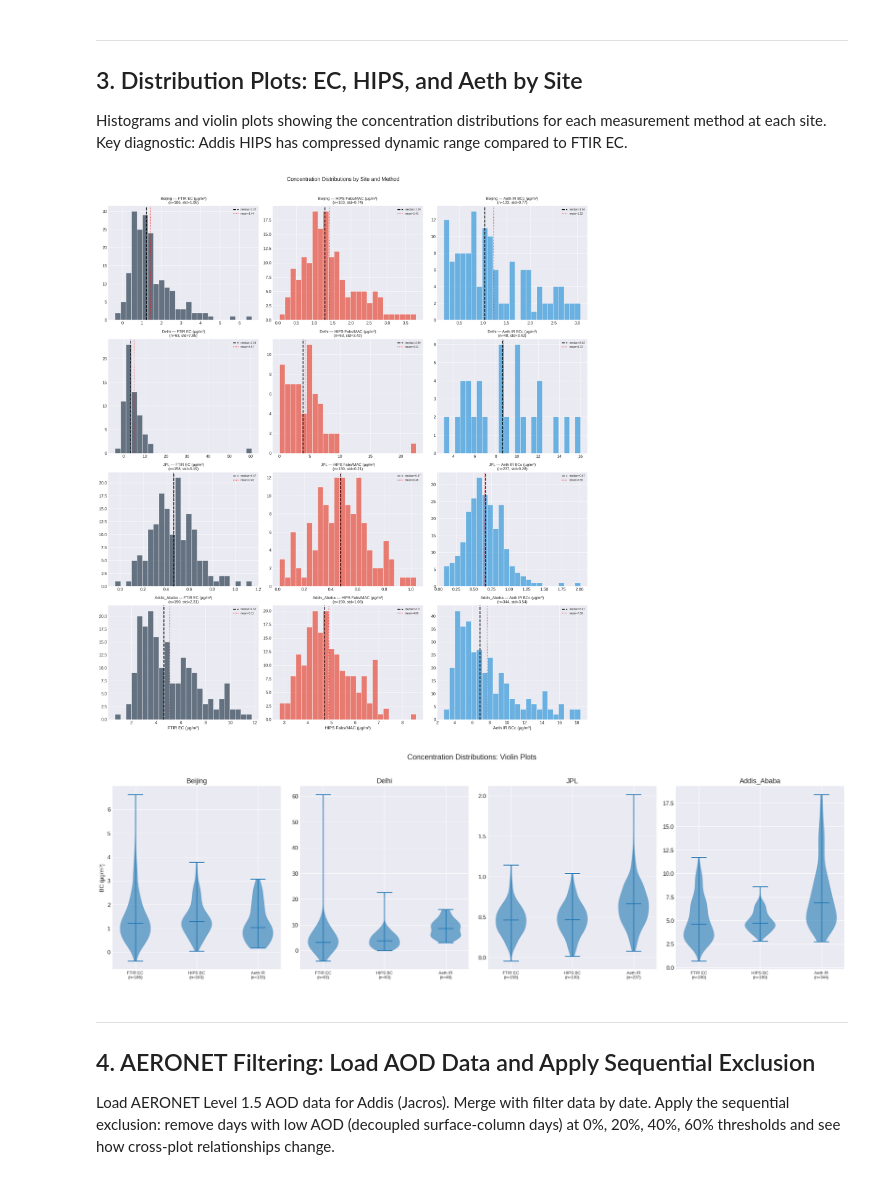
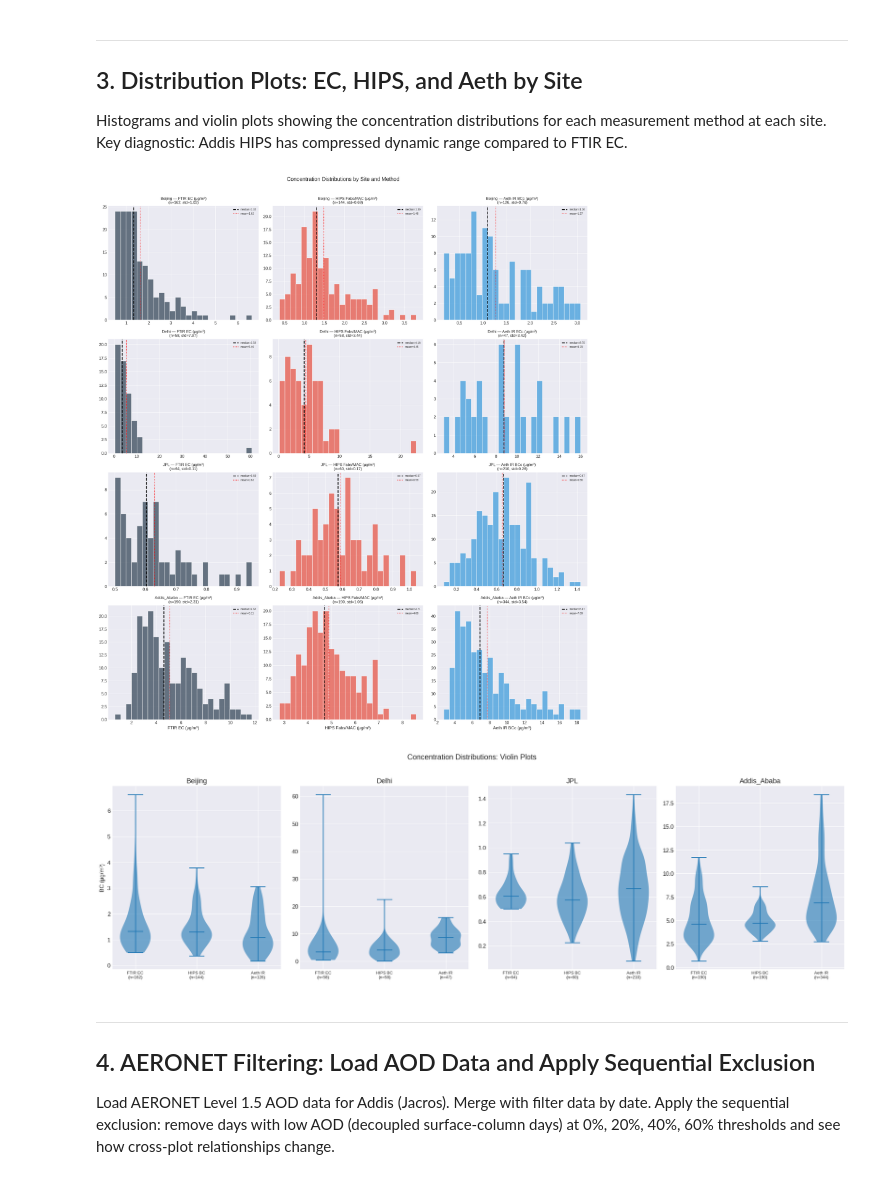
Before and after one commit to ahzs645/aethmodular, a Jupyter notebook: research/ftir_hips_chem/cross_plots_and_distributions_executed.ipynb, the cells around one changed output. Cells and saved outputs as stored; diff of their text form; code cells hidden in the pictures.

```diff
--- a/research/ftir_hips_chem/cross_plots_and_distributions_executed.ipynb
+++ b/research/ftir_hips_chem/cross_plots_and_distributions_executed.ipynb
@@ -173,7 +213,7 @@ sites = ['Beijing', 'Delhi', 'JPL', 'Addis_Ababa']
 fig, axes = plt.subplots(len(sites), 3, figsize=(18, 5 * len(sites)))
 
 for i, site in enumerate(sites):
-    s = filter_wide[filter_wide['SiteName'] == site]
+    s = filter_clean[filter_clean['SiteName'] == site]
 
     for j, (col, label, color) in enumerate([
         ('EC_ftir', 'FTIR EC (µg/m³)', '#2C3E50'),
@@ -199,36 +239,36 @@ fig.savefig(PLOT_DIR / 'distributions_histogram.png', dpi=150, bbox_inches='tigh
 plt.show()
 
 # --- Violin plots: all methods on one plot per site ---
 fig, axes = plt.subplots(1, 4, figsize=(20, 6))
 
 for i, site in enumerate(sites):
     ax = axes[i]
-    s = filter_wide[filter_wide['SiteName'] == site]
+    s = filter_clean[filter_clean['SiteName'] == site]
 
     plot_data = []
     labels = []
     for col, label in [('EC_ftir', 'FTIR EC'), ('HIPS_BC', 'HIPS BC'), ('aeth_IR_BCc', 'Aeth IR')]:
         vals = s[col].dropna().values
         if len(vals) > 3:
             plot_data.append(vals)
             labels.append(f'{label}\n(n={len(vals)})')
 
     if plot_data:
         vp = ax.violinplot(plot_data, showmedians=True, showextrema=True)
         ax.set_xticks(range(1, len(labels) + 1))
         ax.set_xticklabels(labels, fontsize=8)
         for pc in vp['bodies']:
             pc.set_alpha(0.6)
     ax.set_title(site)
     ax.set_ylabel('BC (µg/m³)' if i == 0 else '')
 
 fig.suptitle('Concentration Distributions: Violin Plots', fontsize=14, y=1.02)
 fig.tight_layout()
 fig.savefig(PLOT_DIR / 'distributions_violin.png', dpi=150, bbox_inches='tight')
 plt.show()
 # %% [output]
-[figure, old version]
+[figure, new version]
-[figure, old version]
+[figure, new version]
 # %% [markdown]
 ---
 ## 4. AERONET Filtering: Load AOD Data and Apply Sequential Exclusion
```
Also changed, not shown: parts of 3 cells of this notebook, 3 other files.
